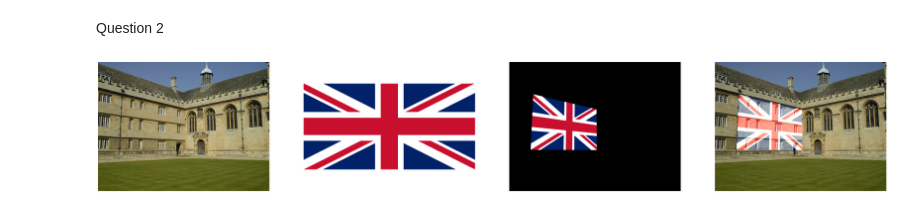
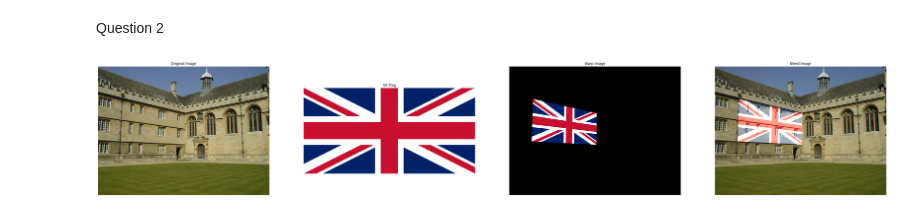
Before and after one commit to Lahiru-Sanjaya-Lankagama/image-processing2, a Jupyter notebook: Assignment2.ipynb, the cells around one changed output. Drawn from its saved outputs; the diff is of its cells as text; code cells hidden in the pictures.

```diff
--- a/Assignment2.ipynb
+++ b/Assignment2.ipynb
@@ -136,32 +171,36 @@ def getshape(pts):
 
 img1 = cv.imread(r'C:\Users\Lahiru Sanjaya\Desktop\assignment 2\001.jpg', cv.IMREAD_COLOR)
 img2 = cv.imread(r'C:\Users\Lahiru Sanjaya\Desktop\assignment 2\Flag_of_the_United_Kingdom.svg.png', cv.IMREAD_REDUCED_COLOR_4)
 
 cv.imshow("original image", img1)
 cv.setMouseCallback("original image", mousePoints)
 cv.waitKey(0)
 cv.destroyAllWindows()
 
 
 pts_src = np.array([[0,0], [480,0], [0, 240], [480,240]])
 pts_dst = np.array(points)
 shape0, shape1 = getshape(points)
 
 
 h , status = cv.findHomography(pts_src, pts_dst,cv.RANSAC, 5.0)
 im_out = cv.warpPerspective(img2, h, (img1.shape[1], img1.shape[0]))
 blend_image = cv.addWeighted(img1, 0.95, im_out, 0.7, 0.0)
 
 
-fig, ax = plt.subplots(1,4, figsize = (50,50))
+fig, ax = plt.subplots(1,4, figsize = (50,10))
 ax[0].imshow(cv.cvtColor(img1, cv.COLOR_BGR2RGB))
+ax[0].set_title("Original Image")
 ax[0].axis('off')
 ax[1].imshow(cv.cvtColor(img2, cv.COLOR_BGR2RGB))
+ax[1].set_title("UK Flag")
 ax[1].axis('off')
 ax[2].imshow(cv.cvtColor(im_out, cv.COLOR_BGR2RGB))
+ax[2].set_title("Warp Image")
 ax[2].axis('off')
 ax[3].imshow(cv.cvtColor(blend_image, cv.COLOR_BGR2RGB))
+ax[3].set_title("Blend Image")
 ax[3].axis('off')
 plt.show()
 # %% [output]
-[figure, old version]
+[figure, new version]
```
Also changed, not shown: parts of 1 cell of this notebook.
